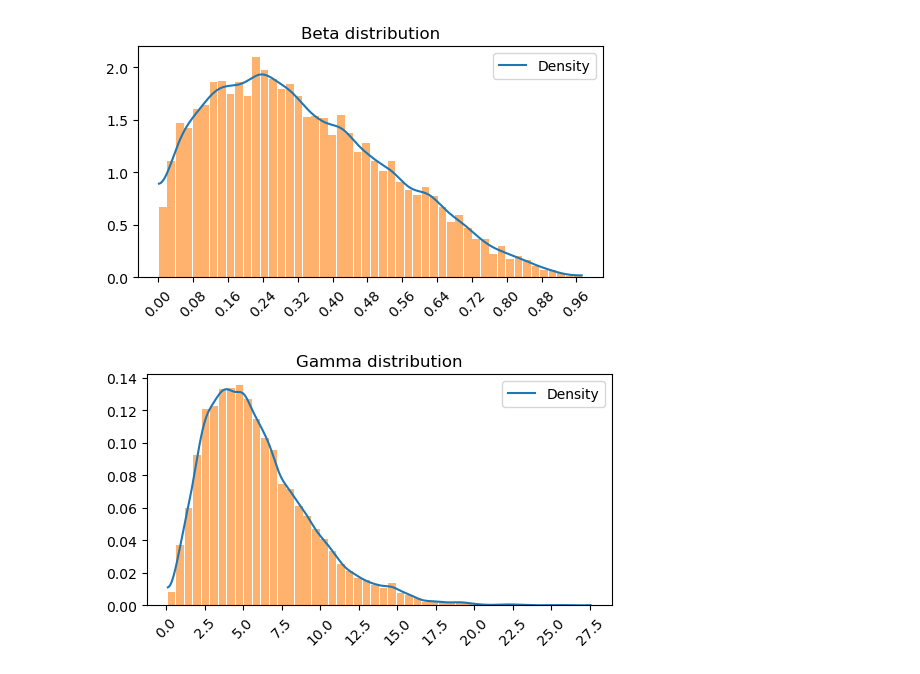
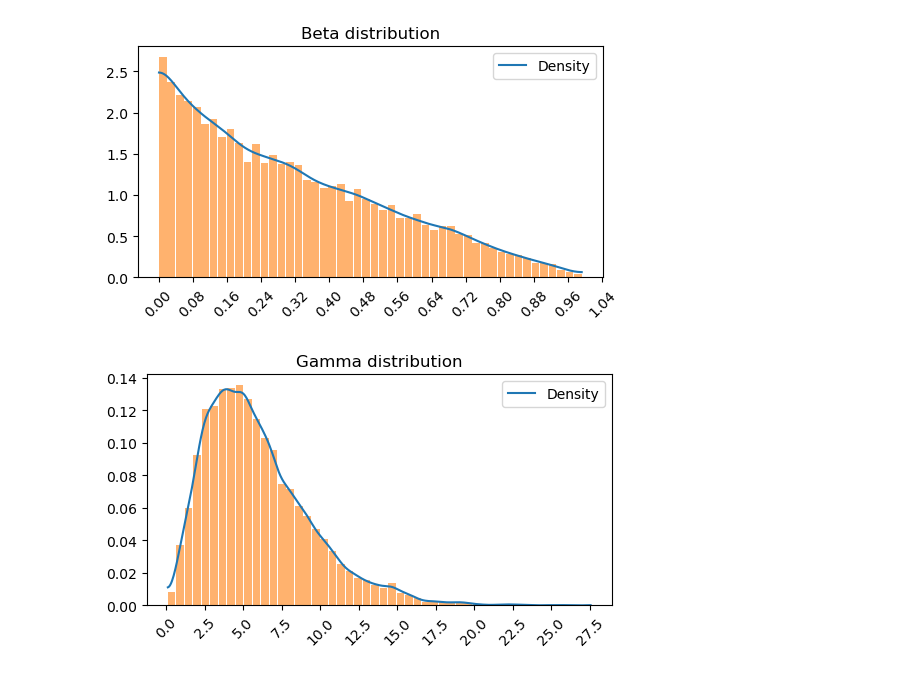
Before and after one commit to j-nystrom/biodiversity-impacts, a Jupyter notebook: notebooks/distribution_playground.ipynb, the cells around one changed output. Saved outputs shown, nothing was run; the diff lists cells and outputs as text; code cells hidden in the pictures.

```diff
--- a/notebooks/distribution_playground.ipynb
+++ b/notebooks/distribution_playground.ipynb
@@ -32,10 +32,10 @@ def plot_distribution(data, distribution):
     plt.xticks(rotation=45)
     plt.show()
 # %%
-data = rng.beta(a=1.5, b=3, size=10000)
+data = rng.beta(a=0.9, b=2, size=10000)
 plot_distribution(data, "Beta")
 # %% [output]
-[figure, old version]
+[figure, new version]
 # %%
 data = rng.gamma(shape=3, scale=2, size=10000)
 plot_distribution(data, "Gamma")
```
Also changed, not shown: 4 other files.
